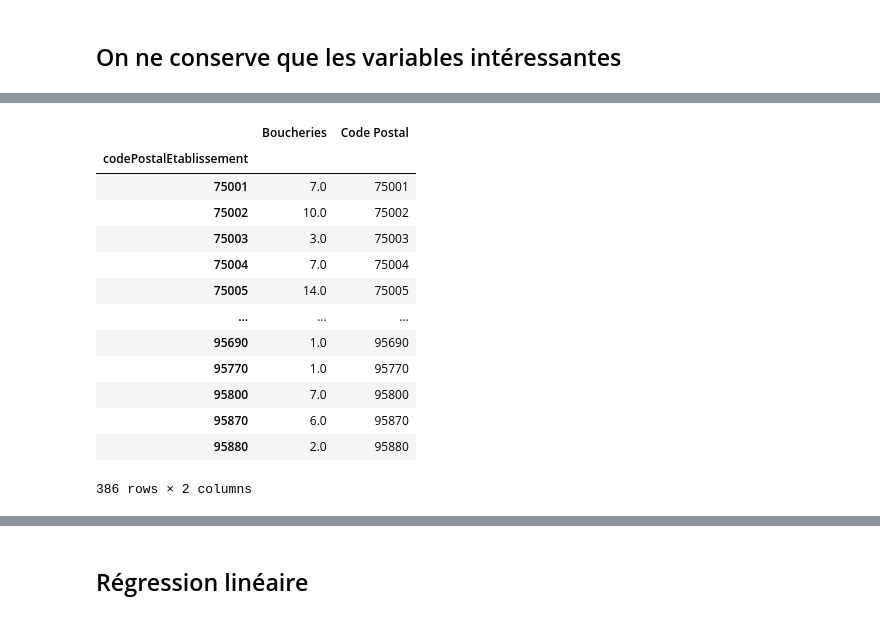
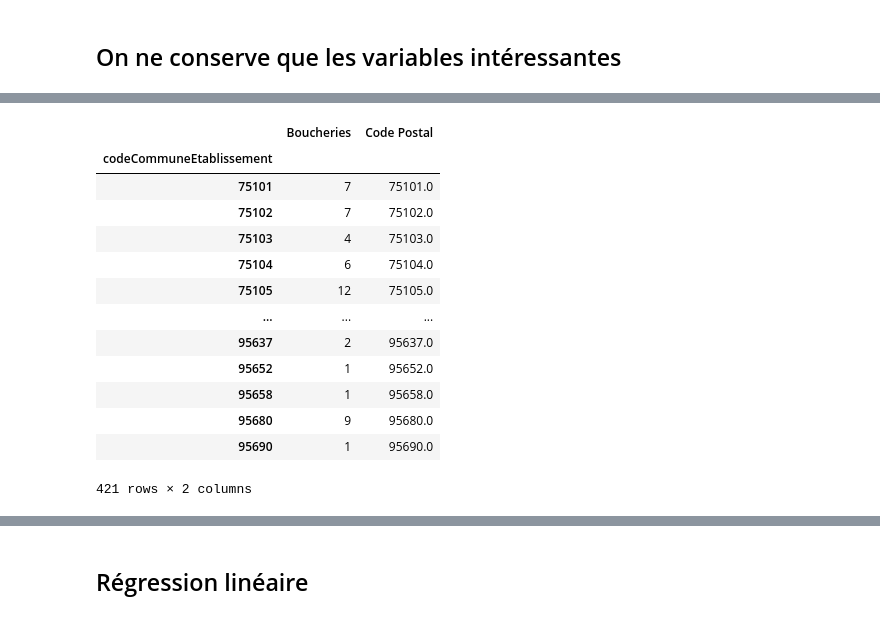
Before and after one commit to RichardAHOU/Projet-2A, a Jupyter notebook: Modelisation.ipynb, the cells around one changed output, grey strips where cells are left out. Cells and saved outputs as stored; diff of their text form; code cells hidden in the pictures.

```diff
--- a/Modelisation.ipynb
+++ b/Modelisation.ipynb
@@ -53,24 +82,23 @@ pref
 # %%
-boucheries = Base.groupby(["codePostalEtablissement"])["codePostalEtablissement"].count()
+boucheries = Base.groupby(["codeCommuneEtablissement"])["codeCommuneEtablissement"].count()
 boucheries = boucheries.to_frame('Boucheries')
 boucheries['Code Postal']=boucheries.index
-boucheries = boucheries.rename(columns= {'codePostalEtablissement' : 'Code Postal'})
-boucheries['Code Postal'] = boucheries['Code Postal'].astype(str)
-boucheries['Boucheries'] = boucheries['Boucheries'].astype(float)
+boucheries = boucheries.rename(columns= {'codeCommuneEtablissement' : 'Code Postal'})
+boucheries['Code Postal'] = boucheries['Code Postal'].astype(str).astype(float)
 boucheries
 # %% [output]
 |  | Boucheries | Code Postal |
-| codePostalEtablissement |  |  |
-| 75001 | 7.0 | 75001 |
-| 75002 | 10.0 | 75002 |
-| 75003 | 3.0 | 75003 |
-| 75004 | 7.0 | 75004 |
-| 75005 | 14.0 | 75005 |
+| codeCommuneEtablissement |  |  |
+| 75101 | 7 | 75101.0 |
+| 75102 | 7 | 75102.0 |
+| 75103 | 4 | 75103.0 |
+| 75104 | 6 | 75104.0 |
+| 75105 | 12 | 75105.0 |
 | ... | ... | ... |
-| 95690 | 1.0 | 95690 |
-| 95770 | 1.0 | 95770 |
-| 95800 | 7.0 | 95800 |
-| 95870 | 6.0 | 95870 |
-| 95880 | 2.0 | 95880 |
+| 95637 | 2 | 95637.0 |
+| 95652 | 1 | 95652.0 |
+| 95658 | 1 | 95658.0 |
+| 95680 | 9 | 95680.0 |
+| 95690 | 1 | 95690.0 |
-386 rows × 2 columns
+421 rows × 2 columns
 # %%
```
Also changed, not shown: parts of 7 cells of this notebook.
